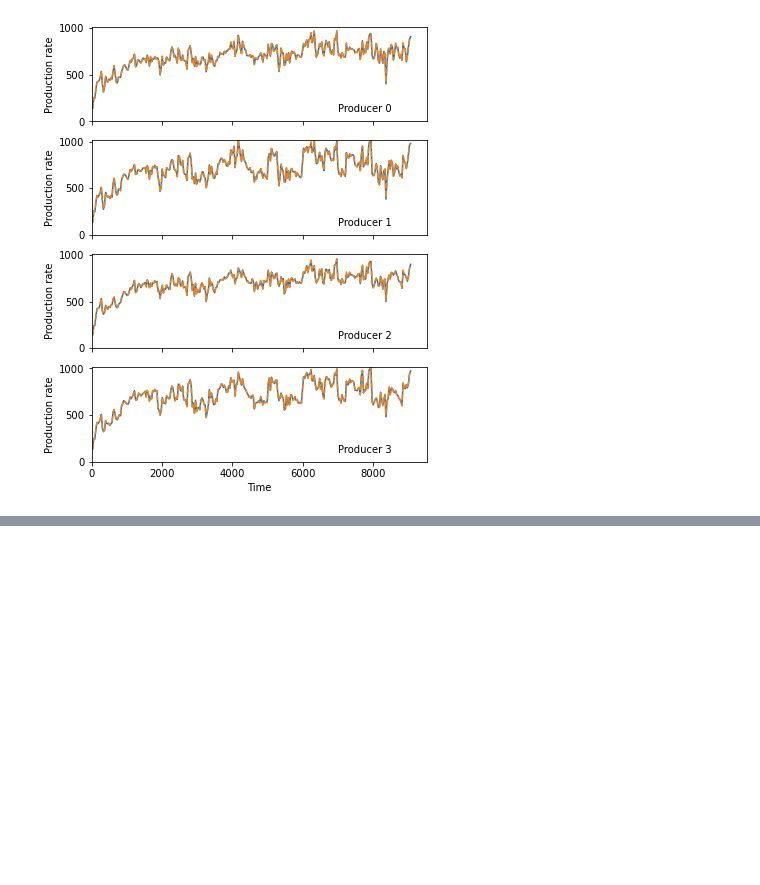
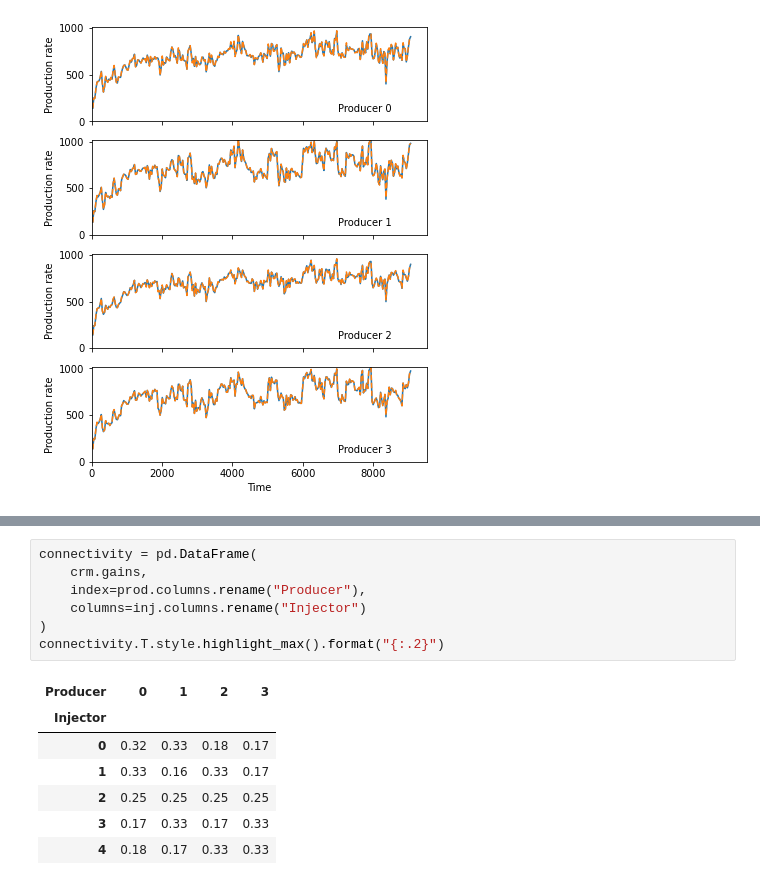
Before and after one commit to frank1010111/pywaterflood, a Jupyter notebook: docs/example.ipynb, the cells around one changed output, grey strips where cells are left out. Saved outputs shown, nothing was run; the diff lists cells and outputs as text; blank space fills up the shorter version.

Commit message:
docs: interwell connectivity table in examples.ipynb

```diff
--- a/docs/example.ipynb
+++ b/docs/example.ipynb
@@ -31,0 +36,15 @@ axes[i].set(xlabel="Time");
+# %%
+connectivity = pd.DataFrame(
+    crm.gains,
+    index=prod.columns.rename("Producer"),
+    columns=inj.columns.rename("Injector")
+)
+connectivity.T.style.highlight_max().format("{:.2}")
+# %% [output]
+| Producer | 0 | 1 | 2 | 3 |
+| Injector |  |  |  |  |
+| 0 | 0.32 | 0.33 | 0.18 | 0.17 |
+| 1 | 0.33 | 0.16 | 0.33 | 0.17 |
+| 2 | 0.25 | 0.25 | 0.25 | 0.25 |
+| 3 | 0.17 | 0.33 | 0.17 | 0.33 |
+| 4 | 0.18 | 0.17 | 0.33 | 0.33 |
```
Also changed, not shown: parts of 1 cell of this notebook, 2 other files.
